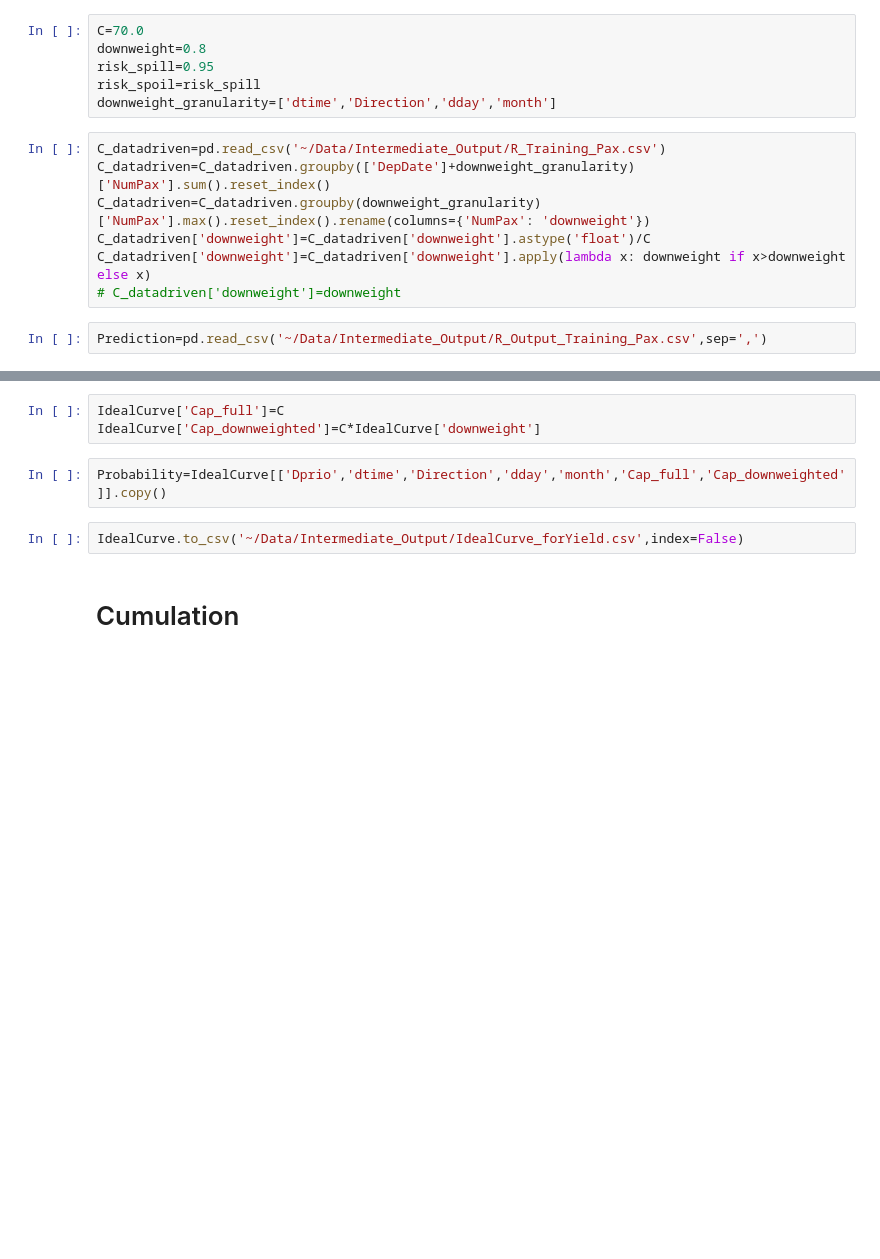
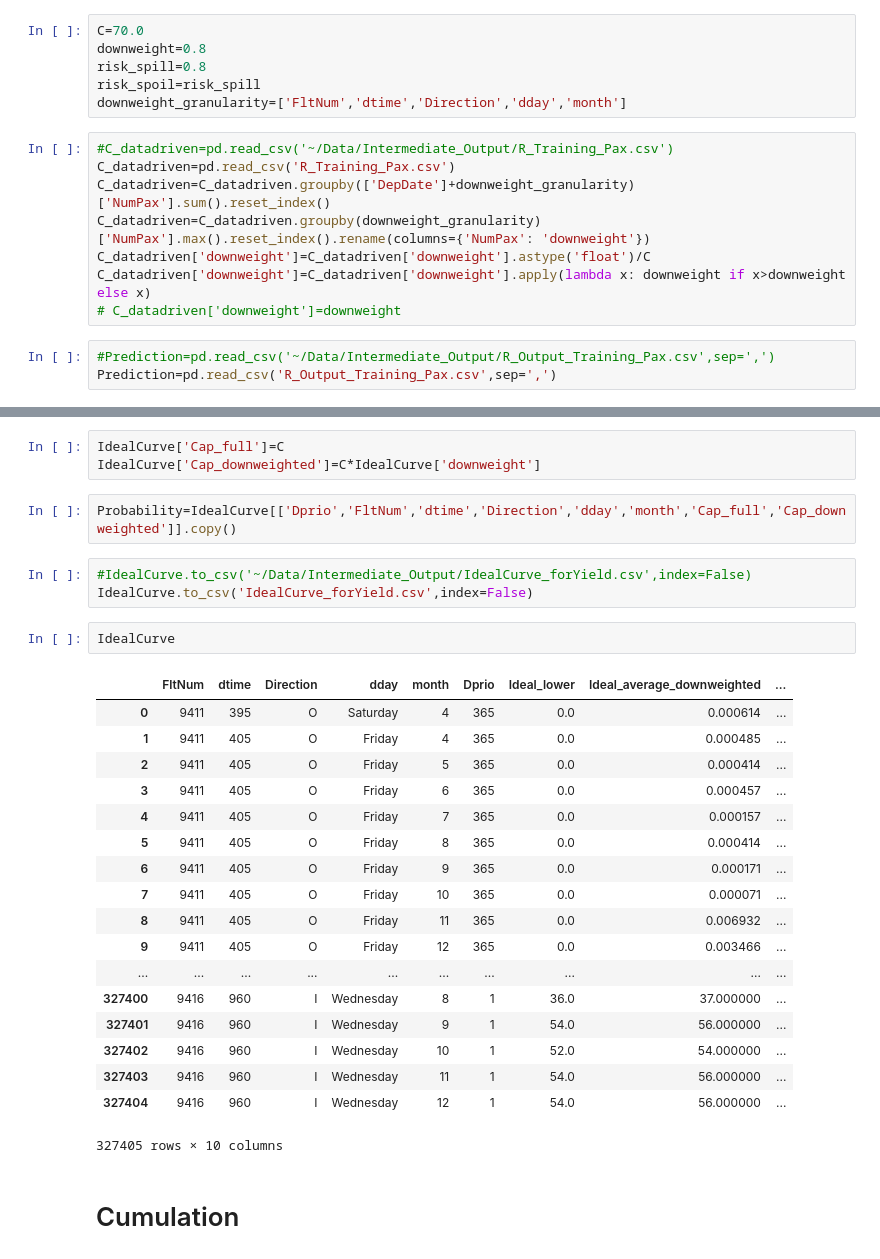
Before and after one commit to dkremlg/el, a Jupyter notebook: 3_IdealCurve.ipynb, the cells around one changed output, grey strips where cells are left out. Drawn from its saved outputs; the diff is of its cells as text; blank space fills up the shorter version.

```diff
--- a/3_IdealCurve.ipynb
+++ b/3_IdealCurve.ipynb
@@ -15,18 +15,20 @@ import matplotlib.pyplot as plt
 # %%
 C=70.0
 downweight=0.8
-risk_spill=0.95
+risk_spill=0.8
 risk_spoil=risk_spill
-downweight_granularity=['dtime','Direction','dday','month']
+downweight_granularity=['FltNum','dtime','Direction','dday','month']
 # %%
-C_datadriven=pd.read_csv('~/Data/Intermediate_Output/R_Training_Pax.csv')
+#C_datadriven=pd.read_csv('~/Data/Intermediate_Output/R_Training_Pax.csv')
+C_datadriven=pd.read_csv('R_Training_Pax.csv')
 C_datadriven=C_datadriven.groupby(['DepDate']+downweight_granularity)['NumPax'].sum().reset_index()
 C_datadriven=C_datadriven.groupby(downweight_granularity)['NumPax'].max().reset_index().rename(columns={'NumPax': 'downweight'})
 C_datadriven['downweight']=C_datadriven['downweight'].astype('float')/C
 C_datadriven['downweight']=C_datadriven['downweight'].apply(lambda x: downweight if x>downweight else x)
 # C_datadriven['downweight']=downweight
 # %%
-Prediction=pd.read_csv('~/Data/Intermediate_Output/R_Output_Training_Pax.csv',sep=',')
+#Prediction=pd.read_csv('~/Data/Intermediate_Output/R_Output_Training_Pax.csv',sep=',')
+Prediction=pd.read_csv('R_Output_Training_Pax.csv',sep=',')
 # %%
 Prediction=Prediction.merge(C_datadriven,on=downweight_granularity)
 
@@ -42,9 +44,31 @@ IdealCurve['forecast_bookings_downweighted']=C*IdealCurve['downweight']*(IdealCu
 IdealCurve['Cap_full']=C
 IdealCurve['Cap_downweighted']=C*IdealCurve['downweight']
 # %%
-Probability=IdealCurve[['Dprio','dtime','Direction','dday','month','Cap_full','Cap_downweighted']].copy()
+Probability=IdealCurve[['Dprio','FltNum','dtime','Direction','dday','month','Cap_full','Cap_downweighted']].copy()
 # %%
-IdealCurve.to_csv('~/Data/Intermediate_Output/IdealCurve_forYield.csv',index=False)
+#IdealCurve.to_csv('~/Data/Intermediate_Output/IdealCurve_forYield.csv',index=False)
+IdealCurve.to_csv('IdealCurve_forYield.csv',index=False)
+# %%
+IdealCurve
+# %% [output]
+|  | FltNum | dtime | Direction | dday | month | Dprio | Ideal_lower | Ideal_average_downweighted | ... |
+| 0 | 9411 | 395 | O | Saturday | 4 | 365 | 0.0 | 0.000614 | ... |
+| 1 | 9411 | 405 | O | Friday | 4 | 365 | 0.0 | 0.000485 | ... |
+| 2 | 9411 | 405 | O | Friday | 5 | 365 | 0.0 | 0.000414 | ... |
+| 3 | 9411 | 405 | O | Friday | 6 | 365 | 0.0 | 0.000457 | ... |
+| 4 | 9411 | 405 | O | Friday | 7 | 365 | 0.0 | 0.000157 | ... |
+| 5 | 9411 | 405 | O | Friday | 8 | 365 | 0.0 | 0.000414 | ... |
+| 6 | 9411 | 405 | O | Friday | 9 | 365 | 0.0 | 0.000171 | ... |
+| 7 | 9411 | 405 | O | Friday | 10 | 365 | 0.0 | 0.000071 | ... |
+| 8 | 9411 | 405 | O | Friday | 11 | 365 | 0.0 | 0.006932 | ... |
+| 9 | 9411 | 405 | O | Friday | 12 | 365 | 0.0 | 0.003466 | ... |
+| ... | ... | ... | ... | ... | ... | ... | ... | ... | ... |
+| 327400 | 9416 | 960 | I | Wednesday | 8 | 1 | 36.0 | 37.000000 | ... |
+| 327401 | 9416 | 960 | I | Wednesday | 9 | 1 | 54.0 | 56.000000 | ... |
+| 327402 | 9416 | 960 | I | Wednesday | 10 | 1 | 52.0 | 54.000000 | ... |
+| 327403 | 9416 | 960 | I | Wednesday | 11 | 1 | 54.0 | 56.000000 | ... |
+| 327404 | 9416 | 960 | I | Wednesday | 12 | 1 | 54.0 | 56.000000 | ... |
+327405 rows × 10 columns
 # %% [markdown]
 # Cumulation
 # %%
```
Also changed, not shown: parts of 2 cells of this notebook, 9 other files.
